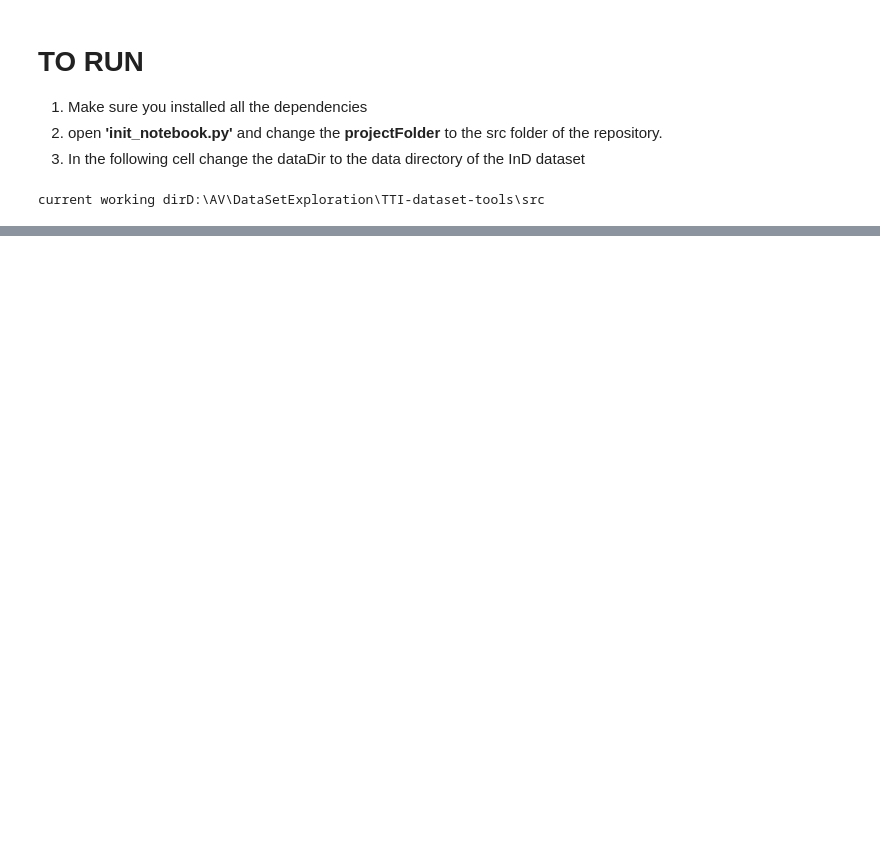
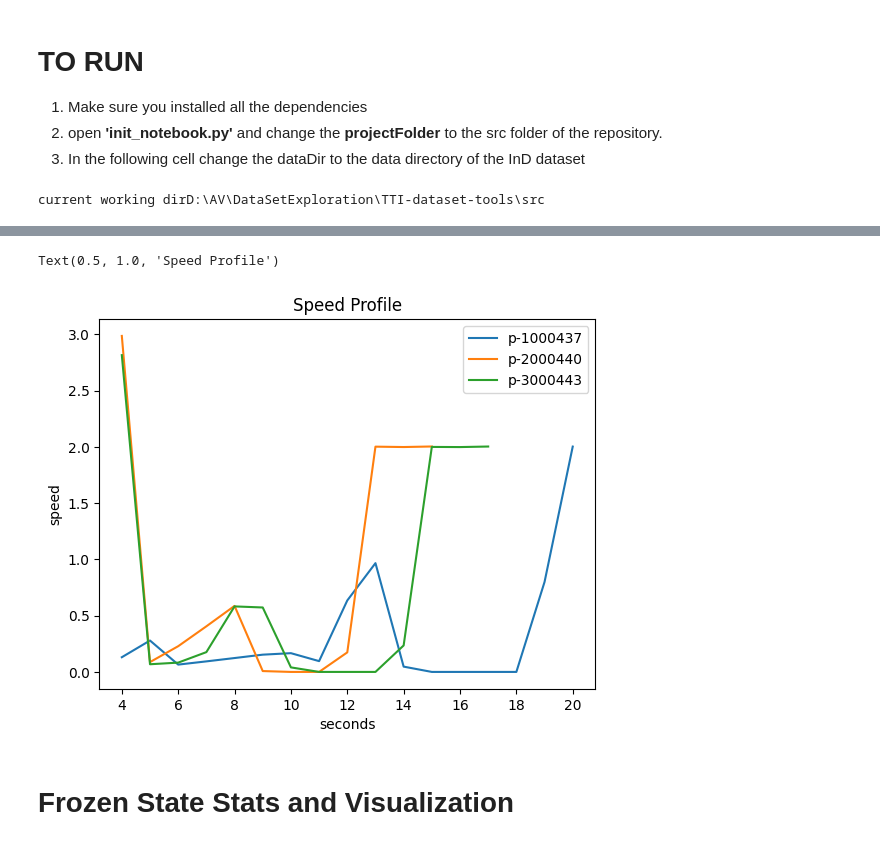
Before and after one commit to adhocmaster/TTI-dataset-tools, a Jupyter notebook: src/notebooks/ped-behavior-analysis.ipynb, the cells around one changed output, grey strips where cells are left out. Cells and saved outputs as stored; diff of their text form; code cells hidden in the pictures; blank space fills up the shorter version.

```diff
--- a/src/notebooks/ped-behavior-analysis.ipynb
+++ b/src/notebooks/ped-behavior-analysis.ipynb
@@ -156,0 +136,15 @@ sns.lineplot(smoothSpeed)
+# %%
+# visualization in seconds
+for pedId in pedIds:
+    aPed = pedDf[pedDf["uniqueTrackId"] == pedId]
+    aPed = aPed.iloc[::int(fps), :] # frame rate is 25
+    seconds = list(range(len(aPed))) + aPed.iloc[0]["frame"] / fps
+    sns.lineplot(aPed, x=seconds, y="speedSmooth", label=f"p-{pedId}")
+plt.xlabel("seconds")
+plt.ylabel("speed")
+plt.title("Speed Profile")
+# %% [output]
+Text(0.5, 1.0, 'Speed Profile')
+[figure, added]
+# %% [markdown]
+# Frozen State Stats and Visualization
```
Also changed, not shown: parts of 17 cells of this notebook, 1 other file.
